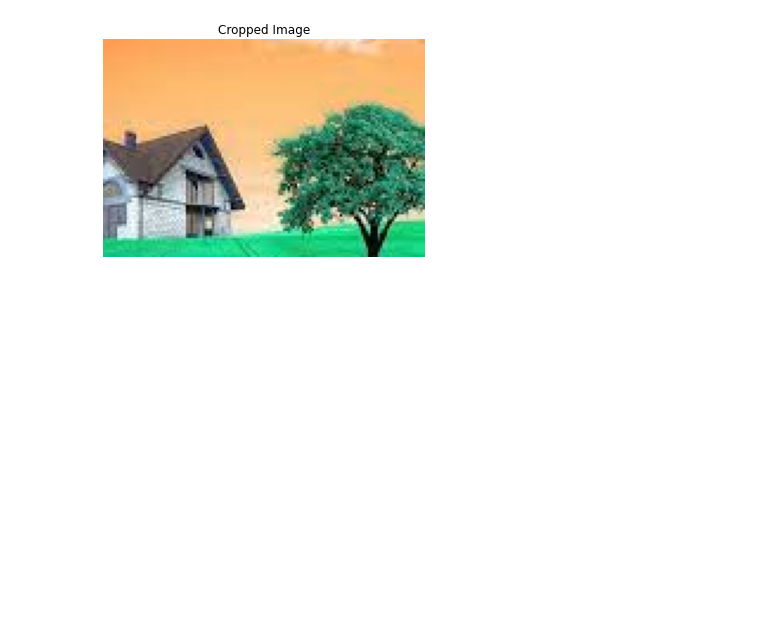
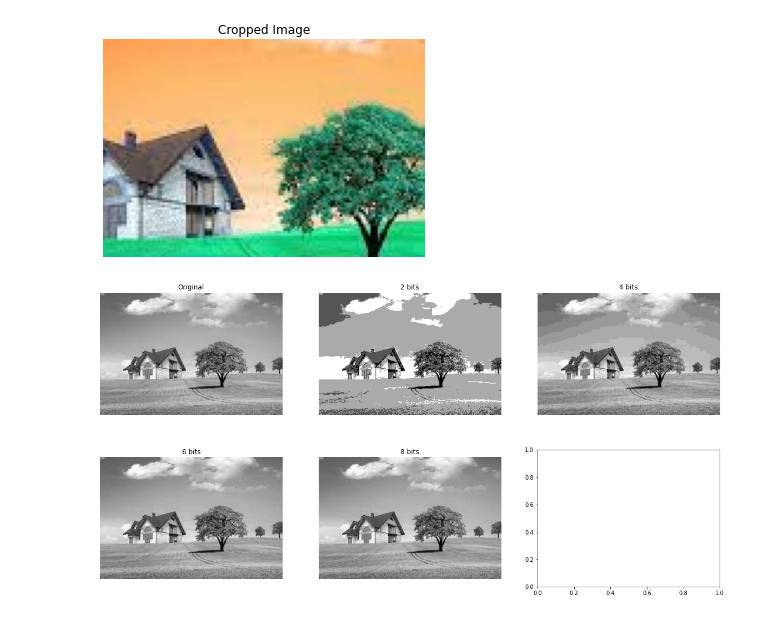
Before and after one commit to Quang-Nguyen-Van/MSE_Image-Video-Processing, a Jupyter notebook: Quizz.ipynb, the cells around one changed output. Saved outputs shown, nothing was run; the diff lists cells and outputs as text; code cells hidden in the pictures; blank space fills up the shorter version.

```diff
--- a/Quizz.ipynb
+++ b/Quizz.ipynb
@@ -149,3 +148,47 @@ plt.title('Cropped Image')
 (184, 274, 3)
 Text(0.5, 1.0, 'Cropped Image')
 [figure]
+# %%
+# Cau 5
+
+# Load the grayscale image
+img = cv2.imread(imgFile, cv2.IMREAD_GRAYSCALE)
+
+# Quantize using 2 bits
+quantized_2bits = np.floor_divide(img, 64) * 64
+
+# Quantize using 4 bits
+quantized_4bits = np.floor_divide(img, 16) * 16
+
+# Quantize using 6 bits
+quantized_6bits = np.floor_divide(img, 4) * 4
+
+# Quantize using 8 bits
+quantized_8bits = np.floor_divide(img, 2) * 2
+
+# Display the results
+fig, axs = plt.subplots(nrows=2, ncols=3, figsize=(20, 10))
+
+axs[0, 0].imshow(img, cmap='gray')
+axs[0, 0].set_title('Original')
+axs[0, 0].axis('off')
+
+axs[0, 1].imshow(quantized_2bits, cmap='gray')
+axs[0, 1].set_title('2 bits')
+axs[0, 1].axis('off')
+
+axs[0, 2].imshow(quantized_4bits, cmap='gray')
+axs[0, 2].set_title('4 bits')
+axs[0, 2].axis('off')
+
+axs[1, 0].imshow(quantized_6bits, cmap='gray')
+axs[1, 0].set_title('6 bits')
+axs[1, 0].axis('off')
+
+axs[1, 1].imshow(quantized_8bits, cmap='gray')
+axs[1, 1].set_title('8 bits')
+axs[1, 1].axis('off')
+
+plt.show()
+# %% [output]
+[figure, added]
```
Also changed, not shown: parts of 1 cell of this notebook.
